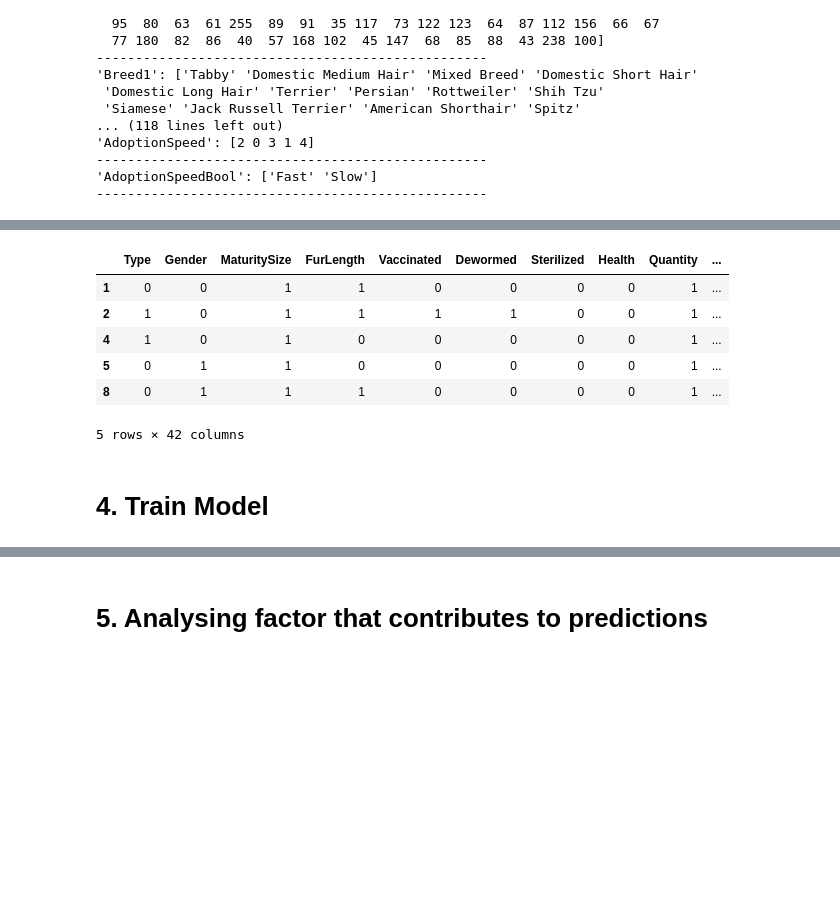
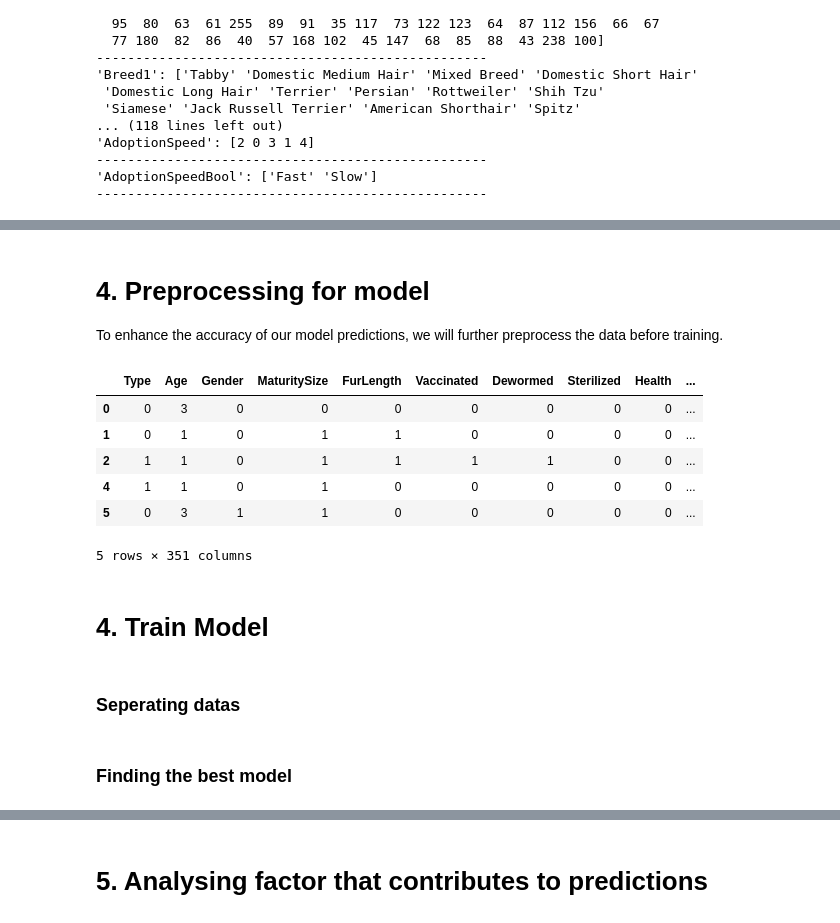
Before and after one commit to Kearskill/meow, a Jupyter notebook: XGBoost.ipynb, the cells around one changed output, grey strips where cells are left out. Drawn from its saved outputs; the diff is of its cells as text; code cells hidden in the pictures; blank space fills up the shorter version.

```diff
--- a/XGBoost.ipynb
+++ b/XGBoost.ipynb
@@ -74,0 +129,6 @@ dtype: int64
+# %%
+# Duplicates found, dropping
+df = df.drop_duplicates()
+
+# Check the duplicate rows after dropping
+print(df.duplicated().sum())
@@ -210,9 +298,8 @@ sns.boxplot(df.drop(["Fee"], axis=1))
 # %%
 from scipy import stats
-df=df[(np.abs(stats.zscore(df['Age'])) < 0.75)]
-df=df[(np.abs(stats.zscore(df['Quantity'])) < 0.75)]
-df['Fee'] = df['Fee'].fillna(df['Fee'].mean())
-df=df[(np.abs(stats.zscore(df['Fee'])) < 0.75)]
+df=df[(np.abs(stats.zscore(df['Age'])) < 1.5)]
+df=df[(np.abs(stats.zscore(df['Quantity'])) < 1.5)]
+df=df[(np.abs(stats.zscore(df['Fee'])) < 1.5)]
 df.boxplot()
 # %% [output]
 <Axes: >
@@ -240,21 +343,23 @@ df["AdoptionSpeed"].hist()
+# %% [markdown]
+# 4. Preprocessing for model
+
+To enhance the accuracy of our model predictions, we will further preprocess the data before training.
 # %%
-# frequency encoding
-frequency_map = df['State'].value_counts().to_dict()
-df['State'] = df['State'].map(frequency_map)
+# one hot encoding
+df = pd.get_dummies(df, columns=['Breed1', 'Breed2', 'Color1', 'Color2', 'Color3', 'State'], drop_first=True)
 
-# one hot encoding
-df = pd.get_dummies(df, columns=['Color1', 'Color2', 'Color3', 'State'], drop_first=True)
-
-# remove cheating variables, breed, age and fee can give away the animal type directly
-df = df.drop(["Breed1", "Breed2", "Age", "Fee"], axis=1)
+# remove variables that gives away the prediction directly
+df = df.drop(["AdoptionSpeed"], axis=1)
 df.head()
 # %% [output]
-|  | Type | Gender | MaturitySize | FurLength | Vaccinated | Dewormed | Sterilized | Health | Quantity | ... |
-| 1 | 0 | 0 | 1 | 1 | 0 | 0 | 0 | 0 | 1 | ... |
-| 2 | 1 | 0 | 1 | 1 | 1 | 1 | 0 | 0 | 1 | ... |
-| 4 | 1 | 0 | 1 | 0 | 0 | 0 | 0 | 0 | 1 | ... |
-| 5 | 0 | 1 | 1 | 0 | 0 | 0 | 0 | 0 | 1 | ... |
-| 8 | 0 | 1 | 1 | 1 | 0 | 0 | 0 | 0 | 1 | ... |
+|  | Type | Age | Gender | MaturitySize | FurLength | Vaccinated | Dewormed | Sterilized | Health | ... |
+| 0 | 0 | 3 | 0 | 0 | 0 | 0 | 0 | 0 | 0 | ... |
+| 1 | 0 | 1 | 0 | 1 | 1 | 0 | 0 | 0 | 0 | ... |
+| 2 | 1 | 1 | 0 | 1 | 1 | 1 | 1 | 0 | 0 | ... |
+| 4 | 1 | 1 | 0 | 1 | 0 | 0 | 0 | 0 | 0 | ... |
+| 5 | 0 | 3 | 1 | 1 | 0 | 0 | 0 | 0 | 0 | ... |
-5 rows × 42 columns
+5 rows × 351 columns
 # %% [markdown]
 # 4. Train Model
+# %% [markdown]
+### Seperating datas
@@ -260,0 +376,2 @@ df.head()
+# %% [markdown]
+### Finding the best model
```
Also changed, not shown: parts of 43 cells of this notebook, 1 other file.
